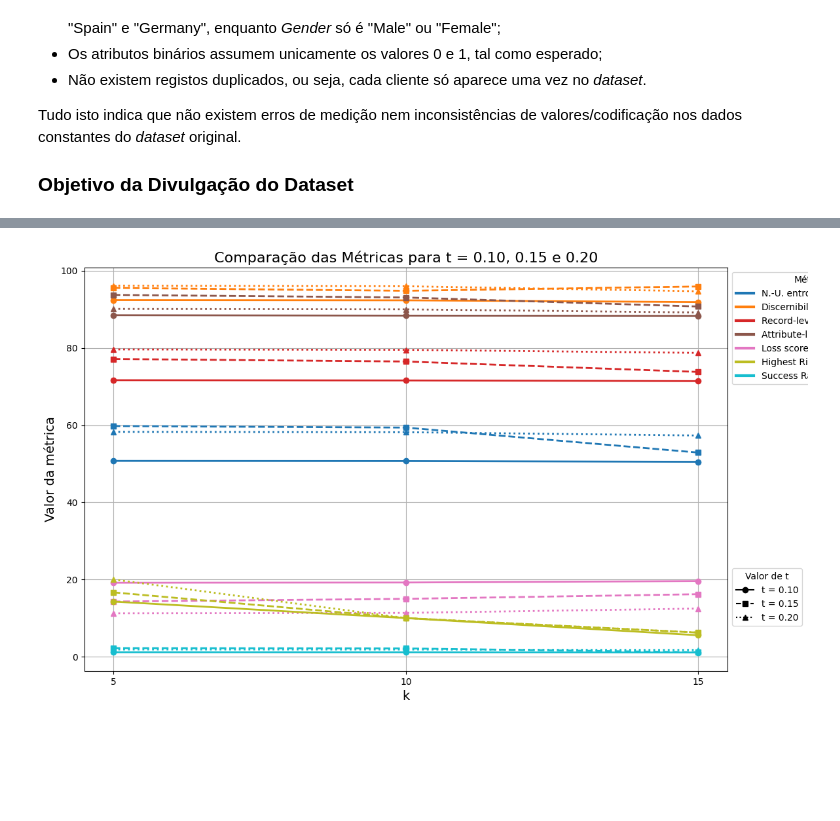
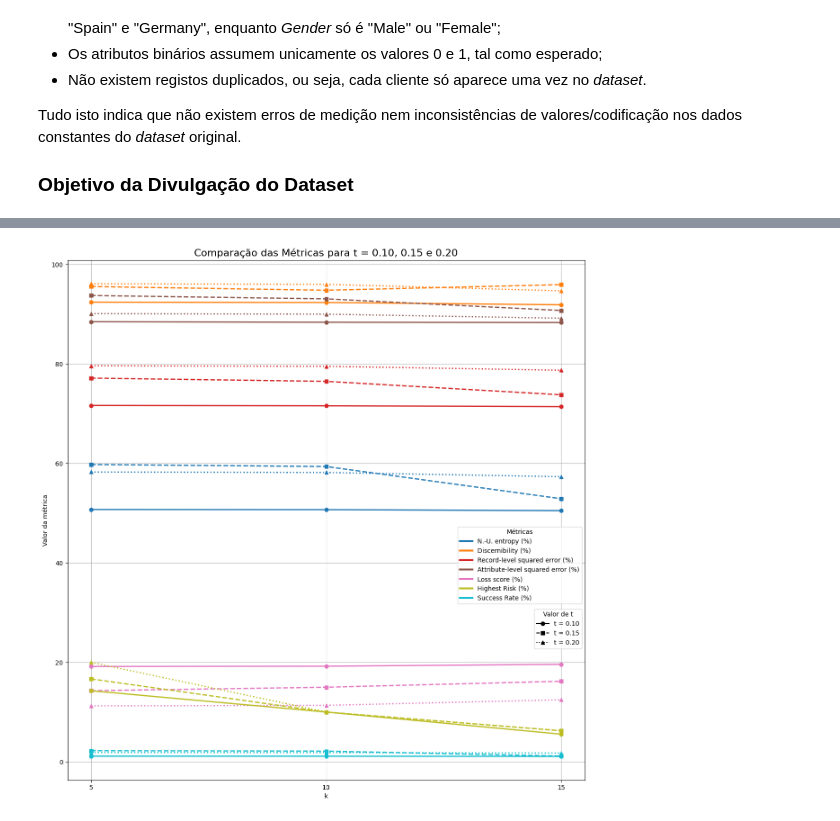
Before and after one commit to matildesimoes/privacidade, a Jupyter notebook: privacidade.ipynb, the cells around one changed output, grey strips where cells are left out. Cells and saved outputs as stored; diff of their text form; code cells hidden in the pictures; blank space fills up the shorter version.

```diff
--- a/privacidade.ipynb
+++ b/privacidade.ipynb
@@ -219,45 +138,47 @@ colors = cm.get_cmap('tab10', len(metrics))
 linestyles = {0.1: 'solid', 0.15: 'dashed', 0.2: 'dotted'}
 markers = {0.1: 'o', 0.15: 's', 0.2: '^'}
 
-plt.figure(figsize=(15, 8))  # espaço extra
+plt.figure(figsize=(20, 15))  # espaço extra
 
 for i, metric in enumerate(metrics):
     plt.plot(df_01['k'], df_01[metric], label=f'{metric}',
              color=colors(i), linestyle=linestyles[0.1], marker=markers[0.1],
              linewidth=2, markersize=6)
 
     plt.plot(df_015['k'], df_015[metric], color=colors(i),
              linestyle=linestyles[0.15], marker=markers[0.15],
              linewidth=2, markersize=6)
 
     plt.plot(df_02['k'], df_02[metric], color=colors(i),
              linestyle=linestyles[0.2], marker=markers[0.2],
              linewidth=2, markersize=6)
 
 plt.xticks(df_01['k'])
 plt.title('Comparação das Métricas para t = 0.10, 0.15 e 0.20', fontsize=16)
-plt.xlabel('k', fontsize=14)
-plt.ylabel('Valor da métrica', fontsize=14)
+plt.xlabel('k', fontsize=10)
+plt.ylabel('Valor da métrica', fontsize=10)
 plt.grid(True)
 
 # Legendas
 metric_handles = [Line2D([0], [0], color=colors(i), linewidth=3, label=metric) for i, metric in enumerate(metrics)]
 style_handles = [
     Line2D([0], [0], color='black', linestyle='solid', marker='o', label='t = 0.10'),
     Line2D([0], [0], color='black', linestyle='dashed', marker='s', label='t = 0.15'),
     Line2D([0], [0], color='black', linestyle='dotted', marker='^', label='t = 0.20')
 ]
 
-legend1 = plt.legend(handles=metric_handles, title="Métricas", loc='upper left', bbox_to_anchor=(1.0, 1))
-legend2 = plt.legend(handles=style_handles, title="Valor de t", loc='lower left', bbox_to_anchor=(1.0, 0.1))
+legend1 = plt.legend(handles=metric_handles, title="Métricas", loc='upper left',
+                     bbox_to_anchor=(0.555, 0.49), bbox_transform=plt.gcf().transFigure)
+legend2 = plt.legend(handles=style_handles, title="Valor de t", loc='lower left',
+                     bbox_to_anchor=(0.64, 0.3), bbox_transform=plt.gcf().transFigure)
 plt.gca().add_artist(legend1)
 
-# Em vez de tight_layout, usar subplots_adjust para espaço à direita
-plt.subplots_adjust(right=0.78)  # reserva espaço para legendas
+# Ajustar espaço à direita (menos exagerado)
+plt.subplots_adjust(right=0.7)
 
 plt.show()
 # %% [output]
-[figure, old version]
+[figure, new version]
 # %%
 import pandas as pd
 import matplotlib.pyplot as plt
```
Also changed, not shown: parts of 18 cells of this notebook, 6 other files.
